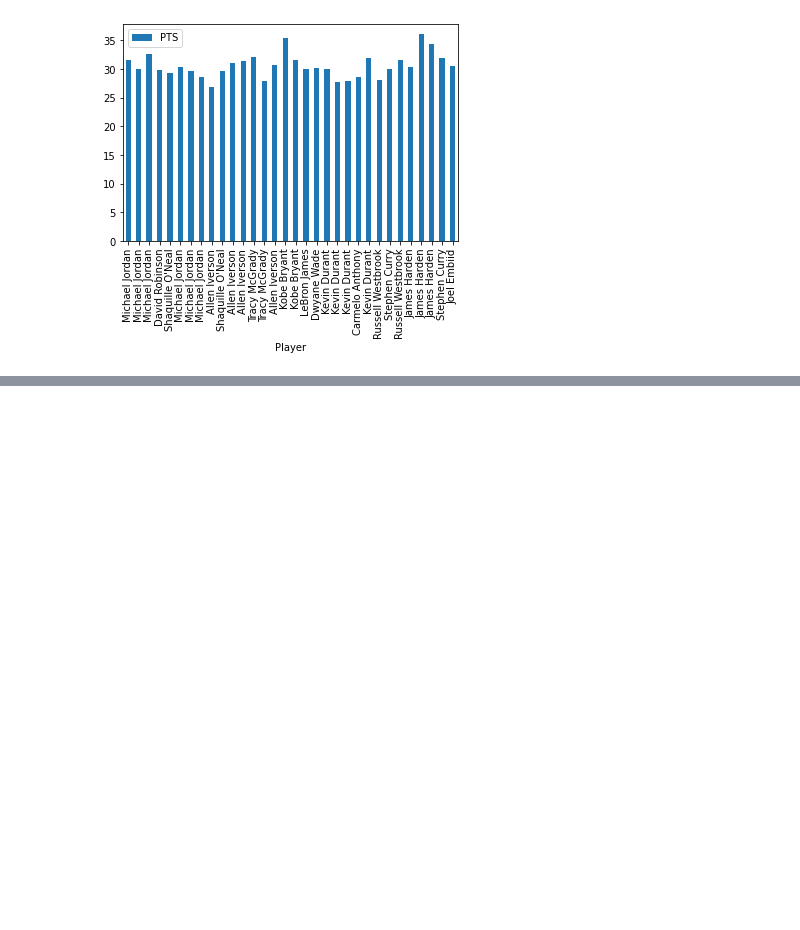
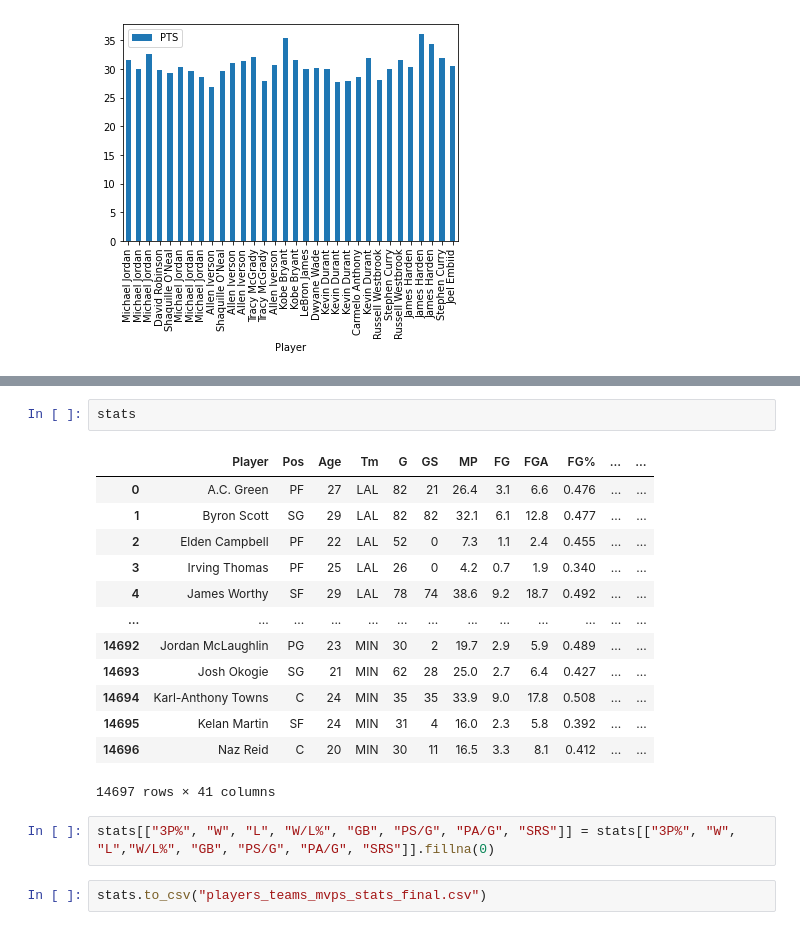
Before and after one commit to ynd24/NBA_MVP_PREDICTOR, a Jupyter notebook: DataCleaning.ipynb, the cells around one changed output, grey strips where cells are left out. Drawn from its saved outputs; the diff is of its cells as text; blank space fills up the shorter version.

```diff
--- a/DataCleaning.ipynb
+++ b/DataCleaning.ipynb
@@ -455 +473,21 @@ SRS        0.129901
 Name: Share, dtype: float64
+# %%
+stats
+# %% [output]
+|  | Player | Pos | Age | Tm | G | GS | MP | FG | FGA | FG% | ... | ... |
+| 0 | A.C. Green | PF | 27 | LAL | 82 | 21 | 26.4 | 3.1 | 6.6 | 0.476 | ... | ... |
+| 1 | Byron Scott | SG | 29 | LAL | 82 | 82 | 32.1 | 6.1 | 12.8 | 0.477 | ... | ... |
+| 2 | Elden Campbell | PF | 22 | LAL | 52 | 0 | 7.3 | 1.1 | 2.4 | 0.455 | ... | ... |
+| 3 | Irving Thomas | PF | 25 | LAL | 26 | 0 | 4.2 | 0.7 | 1.9 | 0.340 | ... | ... |
+| 4 | James Worthy | SF | 29 | LAL | 78 | 74 | 38.6 | 9.2 | 18.7 | 0.492 | ... | ... |
+| ... | ... | ... | ... | ... | ... | ... | ... | ... | ... | ... | ... | ... |
+| 14692 | Jordan McLaughlin | PG | 23 | MIN | 30 | 2 | 19.7 | 2.9 | 5.9 | 0.489 | ... | ... |
+| 14693 | Josh Okogie | SG | 21 | MIN | 62 | 28 | 25.0 | 2.7 | 6.4 | 0.427 | ... | ... |
+| 14694 | Karl-Anthony Towns | C | 24 | MIN | 35 | 35 | 33.9 | 9.0 | 17.8 | 0.508 | ... | ... |
+| 14695 | Kelan Martin | SF | 24 | MIN | 31 | 4 | 16.0 | 2.3 | 5.8 | 0.392 | ... | ... |
+| 14696 | Naz Reid | C | 20 | MIN | 30 | 11 | 16.5 | 3.3 | 8.1 | 0.412 | ... | ... |
+14697 rows × 41 columns
+# %%
+stats[["3P%", "W", "L", "W/L%", "GB", "PS/G", "PA/G", "SRS"]] = stats[["3P%", "W", "L","W/L%", "GB", "PS/G", "PA/G", "SRS"]].fillna(0)
+# %%
+stats.to_csv("players_teams_mvps_stats_final.csv")
```
Also changed, not shown: parts of 12 cells of this notebook, 3 other files.
